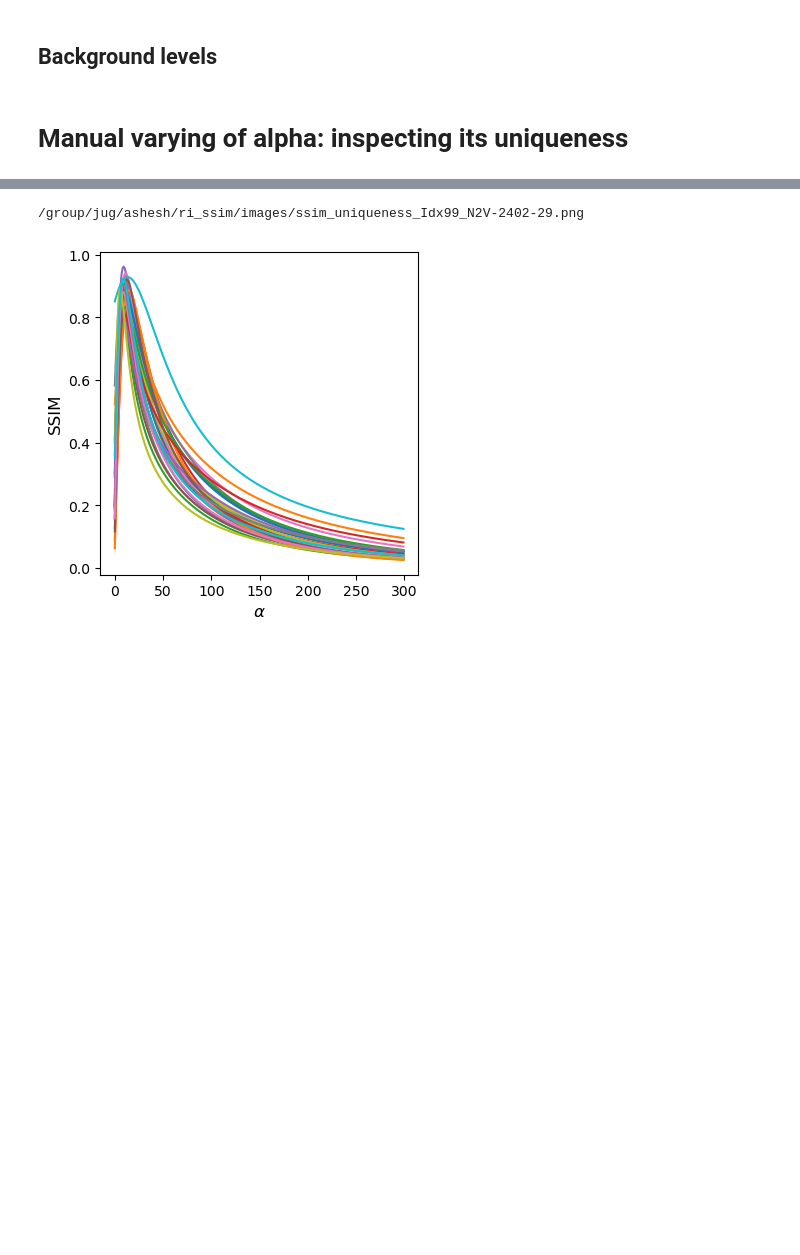
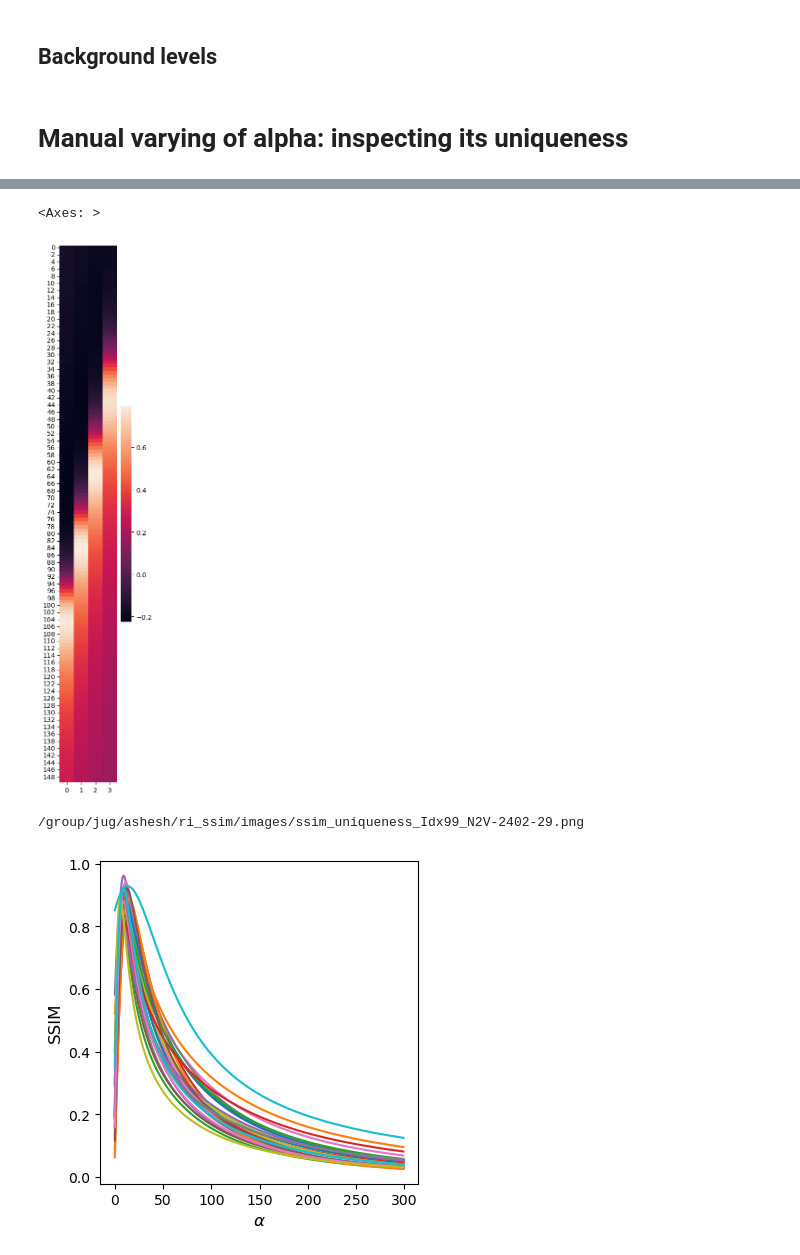
Before and after one commit to juglab/MicroSSIM, a Jupyter notebook: notebooks/Evaluate.ipynb, the cells around one changed output, grey strips where cells are left out. Saved outputs shown, nothing was run; the diff lists cells and outputs as text; code cells hidden in the pictures; blank space fills up the shorter version.

```diff
--- a/notebooks/Evaluate.ipynb
+++ b/notebooks/Evaluate.ipynb
@@ -462 +732,8 @@ for idx in np.random.choice(len(gt), size=num_idx, replace=False):
+# %%
+import seaborn as sns
+_,ax = plt.subplots(figsize=(2,15))
+sns.heatmap(np.array(ssim_components['ssim'][0]).reshape(150,4), annot=False)
+# %% [output]
+<Axes: >
+[figure, added]
 # %%
```
Also changed, not shown: parts of 22 cells of this notebook, 1 other file.
